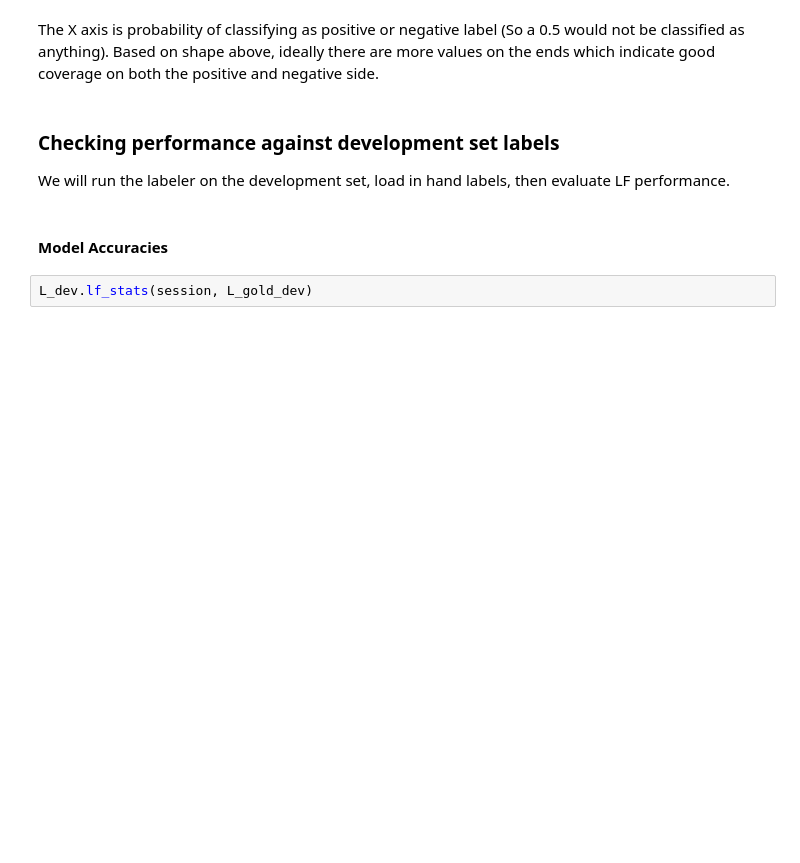
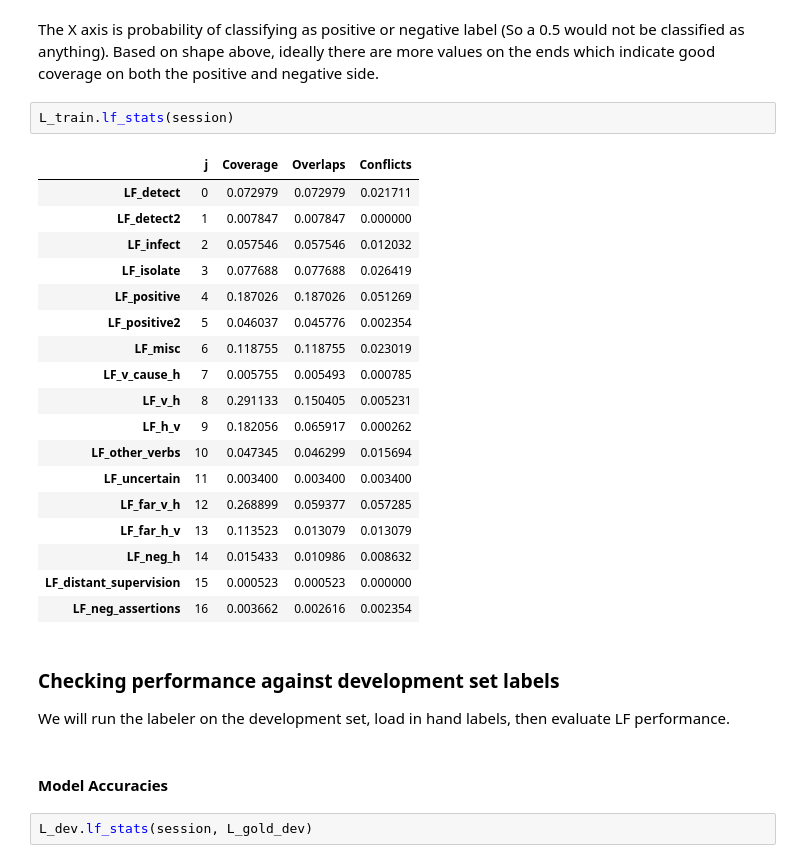
Before and after one commit to EricaXia/snorkel, a Jupyter notebook: snorkel_part_3.ipynb, the cells around one changed output. Cells and saved outputs as stored; diff of their text form; blank space fills up the shorter version.

```diff
--- a/snorkel_part_3.ipynb
+++ b/snorkel_part_3.ipynb
@@ -162,5 +166,26 @@ plt.show()
 # %% [markdown]
 The X axis is probability of classifying as positive or negative label (So a 0.5 would not be classified as anything). Based on shape above, ideally there are more values on the ends which indicate good coverage on both the positive and negative side.
+# %%
+L_train.lf_stats(session)
+# %% [output]
+|  | j | Coverage | Overlaps | Conflicts |
+| LF_detect | 0 | 0.072979 | 0.072979 | 0.021711 |
+| LF_detect2 | 1 | 0.007847 | 0.007847 | 0.000000 |
+| LF_infect | 2 | 0.057546 | 0.057546 | 0.012032 |
+| LF_isolate | 3 | 0.077688 | 0.077688 | 0.026419 |
+| LF_positive | 4 | 0.187026 | 0.187026 | 0.051269 |
+| LF_positive2 | 5 | 0.046037 | 0.045776 | 0.002354 |
+| LF_misc | 6 | 0.118755 | 0.118755 | 0.023019 |
+| LF_v_cause_h | 7 | 0.005755 | 0.005493 | 0.000785 |
+| LF_v_h | 8 | 0.291133 | 0.150405 | 0.005231 |
+| LF_h_v | 9 | 0.182056 | 0.065917 | 0.000262 |
+| LF_other_verbs | 10 | 0.047345 | 0.046299 | 0.015694 |
+| LF_uncertain | 11 | 0.003400 | 0.003400 | 0.003400 |
+| LF_far_v_h | 12 | 0.268899 | 0.059377 | 0.057285 |
+| LF_far_h_v | 13 | 0.113523 | 0.013079 | 0.013079 |
+| LF_neg_h | 14 | 0.015433 | 0.010986 | 0.008632 |
+| LF_distant_supervision | 15 | 0.000523 | 0.000523 | 0.000000 |
+| LF_neg_assertions | 16 | 0.003662 | 0.002616 | 0.002354 |
 # %% [markdown]
 ### Checking performance against development set labels
 
```
Also changed, not shown: parts of 8 cells of this notebook, 13 other files.
